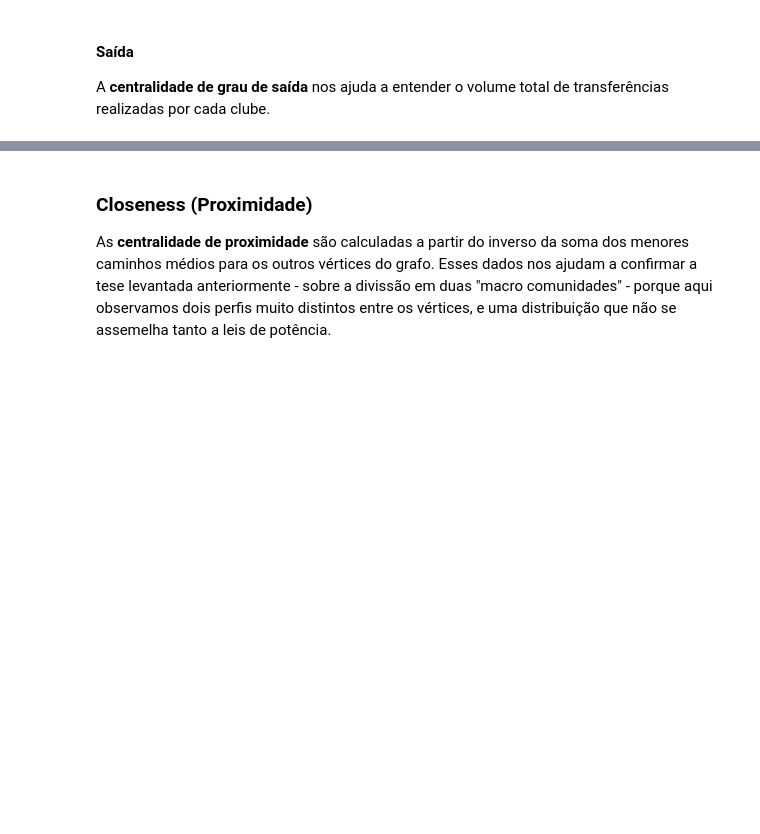
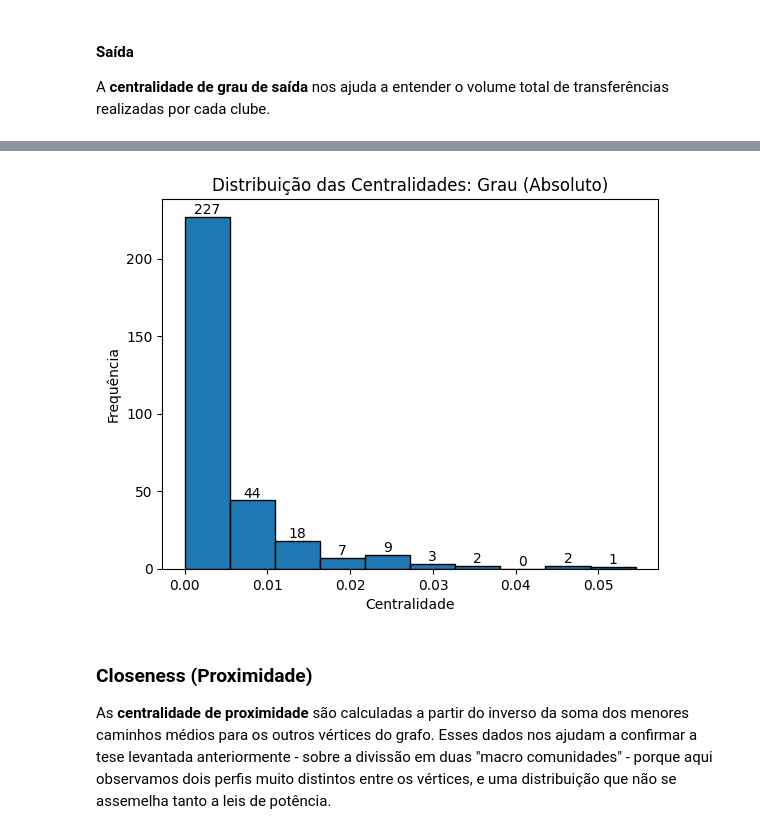
Before and after one commit to falcaoalvinho/football-transfer-network-analysis, a Jupyter notebook: notebooks/02_metrics.ipynb, the cells around one changed output, grey strips where cells are left out. Saved outputs shown, nothing was run; the diff lists cells and outputs as text; code cells hidden in the pictures; blank space fills up the shorter version.

```diff
--- a/notebooks/02_metrics.ipynb
+++ b/notebooks/02_metrics.ipynb
@@ -152,13 +213,15 @@ draw_styled_table(
 # %%
 # Geração do histograma para a centralidades: Grau (Saída)
 dict_to_histogram(
     pyplot,
-    absolute_degree_centralities,
+    out_degree_centralities,
     10,
     "Distribuição das Centralidades: Grau (Absoluto)",
     "Centralidade",
     "Frequência"
 )
+# %% [output]
+[figure, added]
 # %% [markdown]
 ### __Closeness (Proximidade)__
 
```
Also changed, not shown: parts of 17 cells of this notebook, 1 other file.
